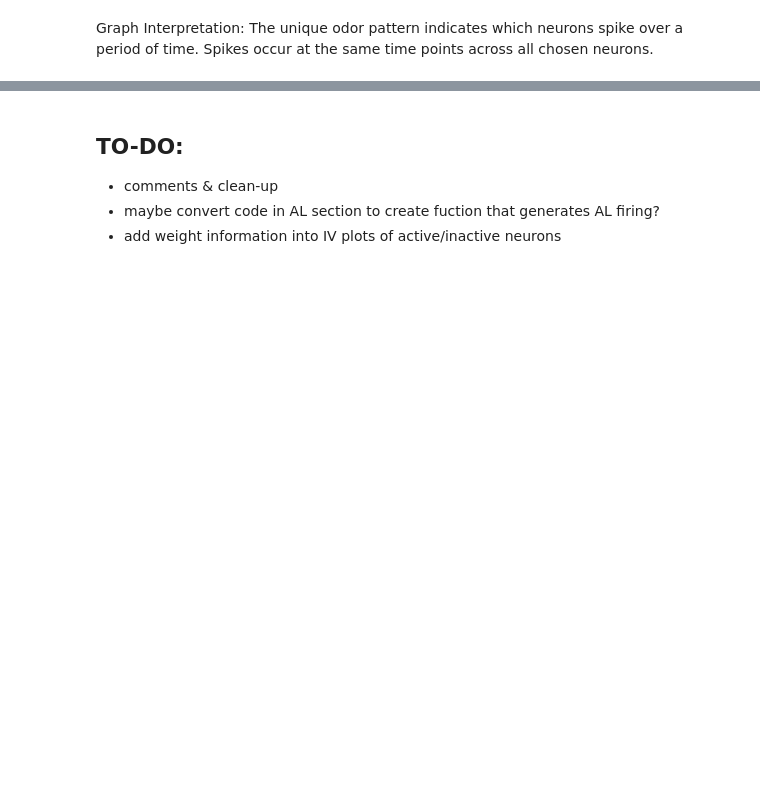
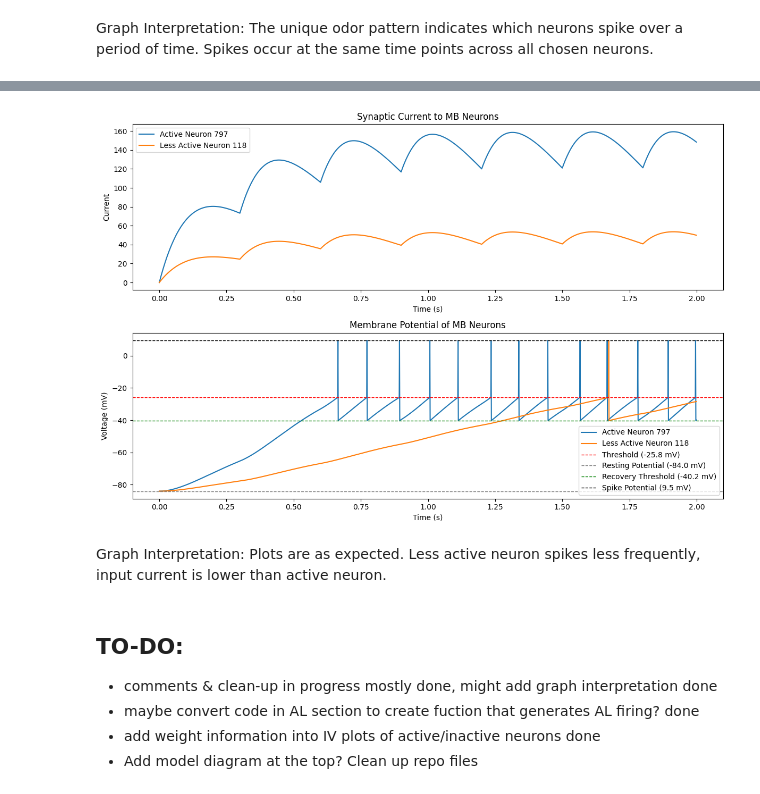
Before and after one commit to laurdang/NE593-Final-Project, a Jupyter notebook: model_with_LIF.ipynb, the cells around one changed output, grey strips where cells are left out. Cells and saved outputs as stored; diff of their text form; code cells hidden in the pictures; blank space fills up the shorter version.

```diff
--- a/model_with_LIF.ipynb
+++ b/model_with_LIF.ipynb
@@ -325,5 +371,42 @@ Less active MB neuron (spiked less frequently): 1083
+# %%
+# Plots
+fig, axes = plt.subplots(2, 1, figsize=(12, 8))
+
+# Parameters set according to table 1
+V_rest = -84.0
+V_thresh = -25.8
+V_recov = -40.2
+V_spike = 9.5
+
+# Top: synaptic current for both neurons
+axes[0].plot(t, I_MB[active_MB_neuron], label=f'Active Neuron {active_MB_neuron}')
+axes[0].plot(t, I_MB[less_active_MB_neuron], label=f'Less Active Neuron {less_active_MB_neuron}')
+axes[0].set_xlabel('Time (s)')
+axes[0].set_ylabel('Current')
+axes[0].set_title('Synaptic Current to MB Neurons')
+axes[0].legend()
+
+# Bottom: membrane potential for both neurons
+axes[1].plot(t, V_MB[active_MB_neuron], label=f'Active Neuron {active_MB_neuron}')
+axes[1].plot(t, V_MB[less_active_MB_neuron], label=f'Less Active Neuron {less_active_MB_neuron}')
+axes[1].axhline(V_thresh, color='red',   linestyle='--', linewidth=1, label=f'Threshold ({V_thresh} mV)')
+axes[1].axhline(V_rest,   color='grey',  linestyle='--', linewidth=1, label=f'Resting Potential ({V_rest} mV)')
+axes[1].axhline(V_recov,  color='green', linestyle='--', linewidth=1, label=f'Recovery Threshold ({V_recov} mV)')
+axes[1].axhline(V_spike,  color='black', linestyle='--', linewidth=1, label=f'Spike Potential ({V_spike} mV)')
+axes[1].set_xlabel('Time (s)')
+axes[1].set_ylabel('Voltage (mV)')
+axes[1].set_title('Membrane Potential of MB Neurons')
+axes[1].legend()
+
+plt.tight_layout()
+plt.show()
+# %% [output]
+[figure, added]
+# %% [markdown]
+Graph Interpretation: Plots are as expected. Less active neuron spikes less frequently, input current is lower than active neuron.
 # %% [markdown]
 ## TO-DO:
-- comments & clean-up
-- maybe convert code in AL section to create fuction that generates AL firing?
-- add weight information into IV plots of active/inactive neurons
+- comments & clean-up in progress mostly done, might add graph interpretation done
+- maybe convert code in AL section to create fuction that generates AL firing? done
+- add weight information into IV plots of active/inactive neurons done
+- Add model diagram at the top? Clean up repo files
```
Also changed, not shown: parts of 40 cells of this notebook, 4 other files.
